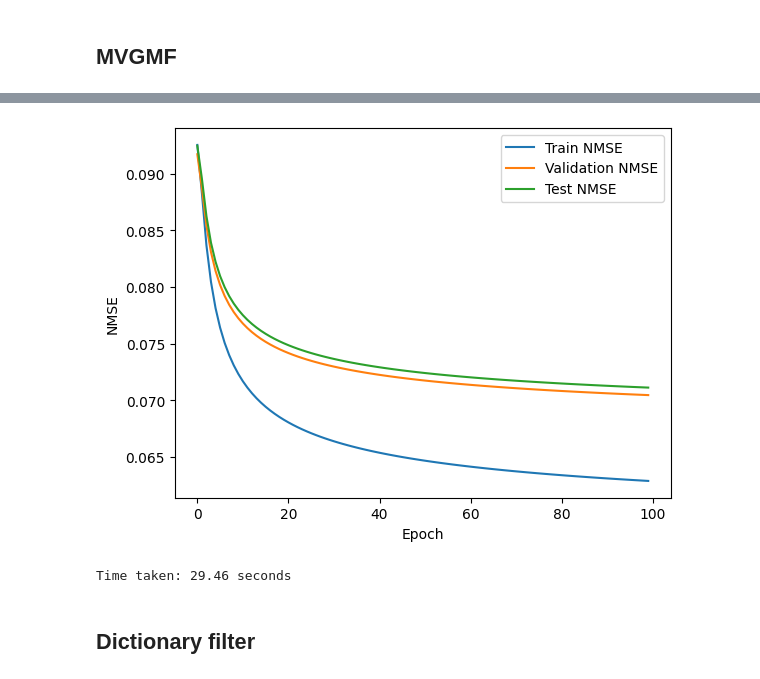
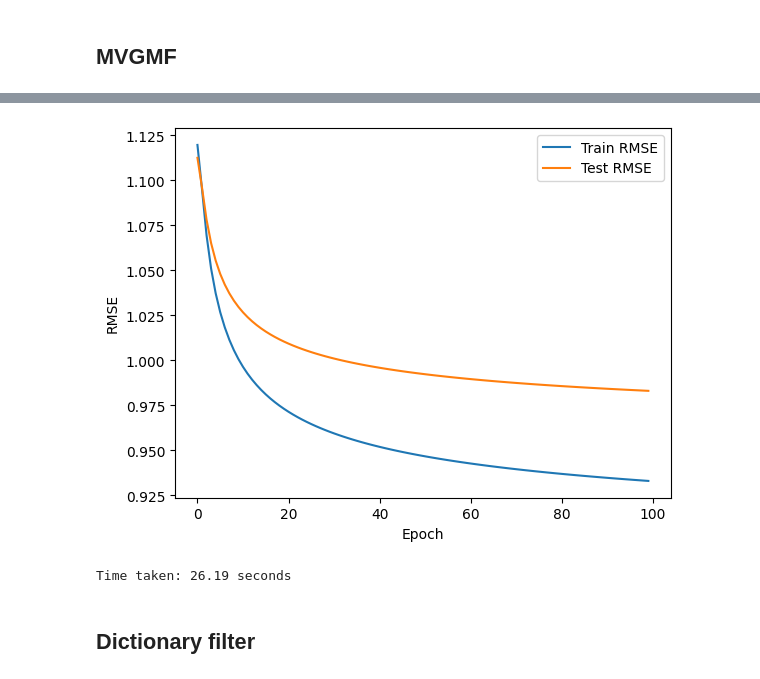
Before and after one commit to minhtuan27/master-thesis, a Jupyter notebook: Experiment/movielens100k.ipynb, the cells around one changed output, grey strips where cells are left out. Saved outputs shown, nothing was run; the diff lists cells and outputs as text; code cells hidden in the pictures.

```diff
--- a/Experiment/movielens100k.ipynb
+++ b/Experiment/movielens100k.ipynb
@@ -48,14 +49,10 @@ plt.show()
 # %% [output]
 [figure]
 # %%
-# Split the dataset into train and test data
-train_val_data, test_data = user_based_train_test_split(dataset, test_size=0.2, random_state=42)
-
 # Split the train and validation data
-train_data, val_data = train_test_split(train_val_data, test_size=0.1, random_state=42)
+train_data, test_data = train_test_split(dataset, test_size=0.2, random_state=42)
 
 # Print the shapes of train and test data
 print("Train data shape:", train_data.shape)
-print("Validation data shape:", val_data.shape)
 print("Test data shape:", test_data.shape)
 # %% [output]
@@ -180,27 +218,23 @@ Time taken: 8.11 seconds
 # %% [markdown]
 ## MVGMF
 # %%
-def fit_mvgmf(num_movies, num_users, num_factors, k, sigma, init_scale, num_epochs, train_sparse_tensor, val_sparse_tensor, test_sparse_tensor):
+def fit_mvgmf(num_movies, num_users, num_factors, k, sigma, init_scale, num_epochs, train_sparse_tensor, test_sparse_tensor):
     """
-    Fits a MVGMF model to the data and returns the training and testing NMSEs.
+    Fits a MVGMF model to the data and returns the training and testing RMSEs.
     """
 
     # Initialize variables
-    mvgmf_train_nmse = []
-    mvgmf_val_nmse = []
-    mvgmf_test_nmse = []
+    mvgmf_train_RMSE = []
+    mvgmf_test_RMSE = []
 
     # Create the model
     mvgmf = MVGMF(m = num_movies, n = num_users, num_factors=4, k=k, sigma=sigma, init_scale=init_scale)
-    train_nmse = NMSE()
-    val_nmse = NMSE()
-    test_nmse = NMSE()
+    train_RMSE = RMSE()
+    test_RMSE = RMSE()
 
     # Create the dense matrices
     train_tensor = tf.cast(tf.sparse.to_dense(train_sparse_tensor), tf.float32)
     train_mask = tf.cast(tf.not_equal(train_tensor, 0), tf.float32)
-    val_tensor = tf.cast(tf.sparse.to_dense(val_sparse_tensor), tf.float32)
-    val_mask = tf.cast(tf.not_equal(val_tensor, 0), tf.float32)
     test_tensor = tf.cast(tf.sparse.to_dense(test_sparse_tensor), tf.float32)
     test_mask = tf.cast(tf.not_equal(test_tensor, 0), tf.float32)
 
@@ -210,28 +244,25 @@ def fit_mvgmf(num_movies, num_users, num_factors, k, sigma, init_scale, num_epoc
         mvgmf(train_tensor, train_mask)
         pred = tf.matmul(mvgmf.C, mvgmf.X)
 
-        train_nmse.update_state(train_tensor, pred, train_mask)
-        val_nmse.update_state(val_tensor, pred, val_mask)
-        test_nmse.update_state(test_tensor, pred, test_mask)
+        train_RMSE.update_state(train_tensor, pred, train_mask)
+        test_RMSE.update_state(test_tensor, pred, test_mask)
 
-        mvgmf_train_nmse.append(train_nmse.result().numpy())
-        mvgmf_val_nmse.append(val_nmse.result().numpy())
-        mvgmf_test_nmse.append(test_nmse.result().numpy())
+        mvgmf_train_RMSE.append(train_RMSE.result().numpy())
+        mvgmf_test_RMSE.append(test_RMSE.result().numpy())
 
     end_time = time.time()
     time_taken = end_time - start_time
 
-    return mvgmf_train_nmse, mvgmf_val_nmse, mvgmf_test_nmse, time_taken
+    return mvgmf_train_RMSE, mvgmf_test_RMSE, time_taken
 # %%
 # Validate the algorithm
-mvgmf_train_nmse, mvgmf_val_nmse, mvgmf_test_nmse, time_taken = fit_mvgmf(NUM_MOVIES, NUM_USERS, 4, 40, 0.2, dataset['Rating'].mean() / 4, 100, train_sparse_tensor, val_sparse_tensor, test_sparse_tensor)
+mvgmf_train_RMSE, mvgmf_test_RMSE, time_taken = fit_mvgmf(NUM_MOVIES, NUM_USERS, 4, 40, 0.2, dataset['Rating'].mean() / 4, 100, train_sparse_tensor, test_sparse_tensor)
 
 # Plot the results
-plt.plot(mvgmf_train_nmse, label='Train NMSE')
-plt.plot(mvgmf_val_nmse, label='Validation NMSE')
-plt.plot(mvgmf_test_nmse, label='Test NMSE')
+plt.plot(mvgmf_train_RMSE, label='Train RMSE')
+plt.plot(mvgmf_test_RMSE, label='Test RMSE')
 plt.xlabel('Epoch')
-plt.ylabel('NMSE')
+plt.ylabel('RMSE')
 plt.legend()
 plt.show()
 
@@ -241,5 +273,5 @@ print(f'Time taken: {time_taken:.2f} seconds')
-[figure, old version]
+[figure, new version]
-Time taken: 29.46 seconds
+Time taken: 26.19 seconds
 # %% [markdown]
 ## Dictionary filter
 # %%
```
Also changed, not shown: parts of 15 cells of this notebook, 8 other files.
